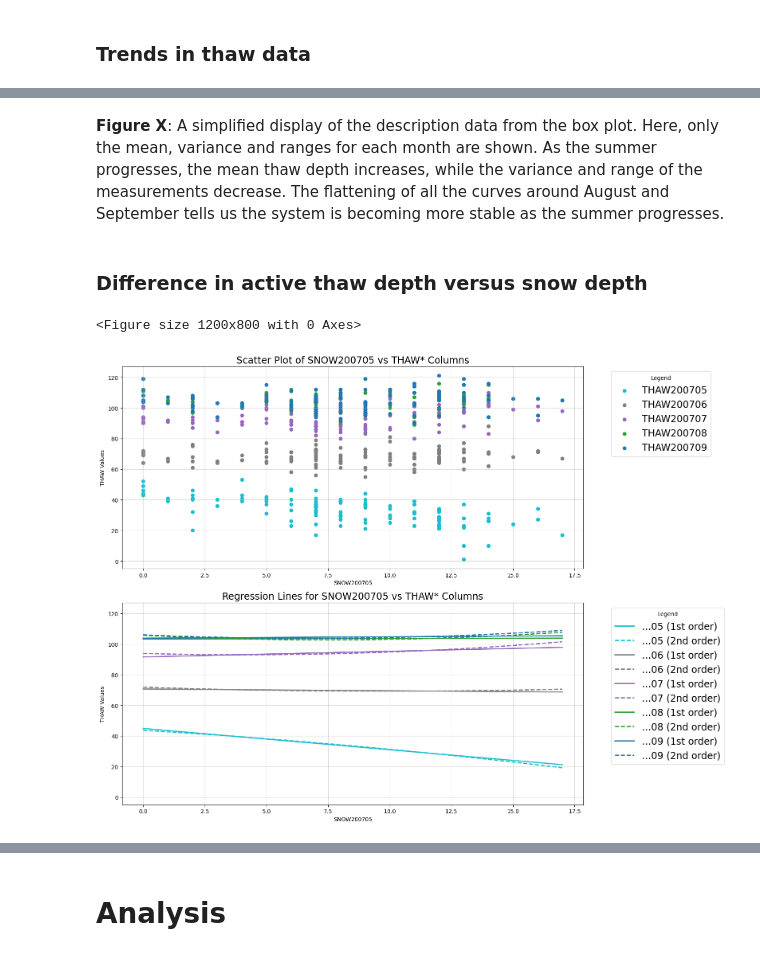
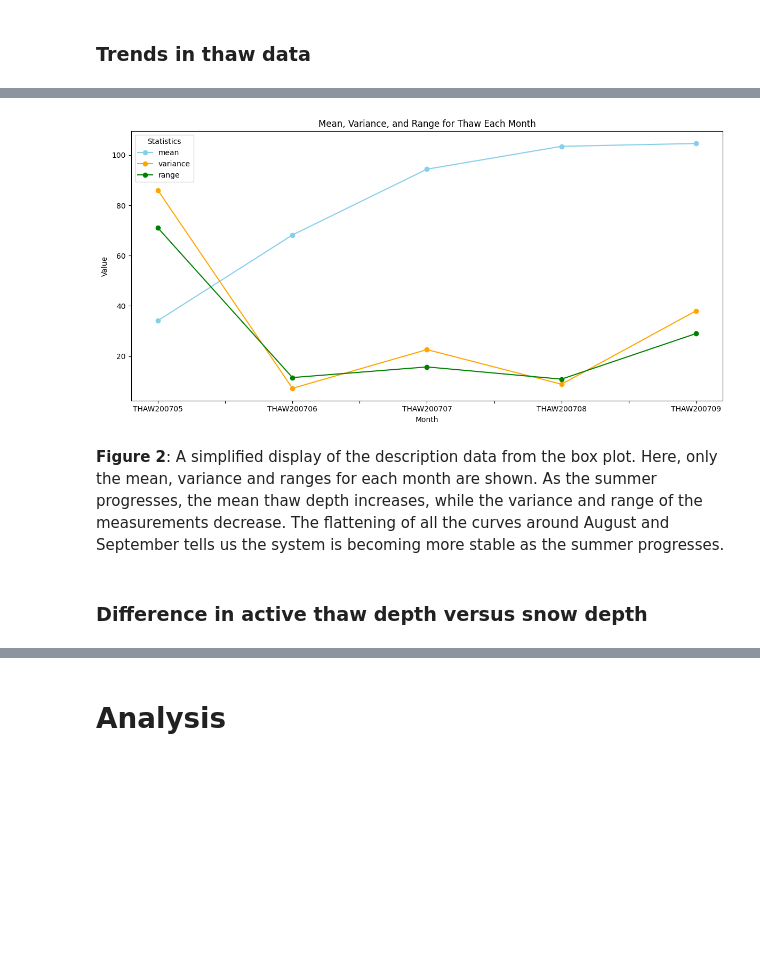
Before and after one commit to pmhalvor/geo4460, a Jupyter notebook: lab/GIS4/Halvorsen_GEO4460_report4_interpolation.ipynb, the cells around one changed output, grey strips where cells are left out. Saved outputs shown, nothing was run; the diff lists cells and outputs as text; code cells hidden in the pictures; blank space fills up the shorter version.

```diff
--- a/lab/GIS4/Halvorsen_GEO4460_report4_interpolation.ipynb
+++ b/lab/GIS4/Halvorsen_GEO4460_report4_interpolation.ipynb
@@ -239,54 +129,10 @@ plt.show()
+# %%
+from plot import plot_snow_melt_statistics
+
+plot_snow_melt_statistics(snow_melt)
+# %% [output]
+[figure, added]
 # %% [markdown]
-**Figure X**: A simplified display of the description data from the box plot. Here, only the mean, variance and ranges for each month are shown. As the summer progresses, the mean thaw depth increases, while the variance and range of the measurements decrease. The flattening of all the curves around August and September tells us the system is becoming more stable as the summer progresses.
+**<a id="figure-2">Figure 2</a>**: A simplified display of the description data from the box plot. Here, only the mean, variance and ranges for each month are shown. As the summer progresses, the mean thaw depth increases, while the variance and range of the measurements decrease. The flattening of all the curves around August and September tells us the system is becoming more stable as the summer progresses.
 # %% [markdown]
 ### Difference in active thaw depth versus snow depth
-# %%
-import numpy as np
-import matplotlib.pyplot as plt
-import pandas as pd
-
-plt.figure(figsize=(12, 8))
-
-regression_data = []
-
-# Define a colormap
-colors = plt.cm.tab10_r(np.linspace(0, 1, len([col for col in columns_of_interest if col.startswith('THAW')])))
-
-fig, (ax_scatter, ax_regression) = plt.subplots(2, 1, figsize=(16, 12), sharey=True)
-
-for i, thaw_column in enumerate([col for col in columns_of_interest if col.startswith('THAW')]):
-    # Fit 1st, 2nd, and 3rd order polynomials
-    poly1 = np.polyfit(snow_melt['SNOW200705'], snow_melt[thaw_column], 1)
-    poly2 = np.polyfit(snow_melt['SNOW200705'], snow_melt[thaw_column], 2)
-    poly3 = np.polyfit(snow_melt['SNOW200705'], snow_melt[thaw_column], 3)
-
-    regression_data.append((thaw_column, poly1, poly2, poly3))
-
-    # Scatter plot
-    ax_scatter.scatter(snow_melt['SNOW200705'], snow_melt[thaw_column], label=f'{thaw_column}', color=colors[i])
-
-    # Plot regression lines
-    x = np.linspace(snow_melt['SNOW200705'].min(), snow_melt['SNOW200705'].max(), 100)
-    ax_regression.plot(x, np.polyval(poly1, x), label=f'...{thaw_column[-2:]} (1st order)', linestyle='-', color=colors[i], linewidth=2)
-    ax_regression.plot(x, np.polyval(poly2, x), label=f'...{thaw_column[-2:]} (2nd order)', linestyle='--', color=colors[i], linewidth=2)
-    # ax_regression.plot(x, np.polyval(poly3, x), label=f'...{thaw_column[-2:]} (3rd order)', linestyle=':', color=colors[i], linewidth=2)
-
-# Customize scatter plot axis
-ax_scatter.set_title('Scatter Plot of SNOW200705 vs THAW* Columns', fontsize='xx-large')
-ax_scatter.set_xlabel('SNOW200705')
-ax_scatter.set_ylabel('THAW Values')
-ax_scatter.legend(title='Legend', bbox_to_anchor=(1.05, 1), loc='upper left', fontsize='xx-large')
-ax_scatter.grid(alpha=0.5)
-
-# Customize regression plot axis
-ax_regression.set_title('Regression Lines for SNOW200705 vs THAW* Columns', fontsize='xx-large')
-ax_regression.set_xlabel('SNOW200705')
-ax_regression.set_ylabel('THAW Values')
-ax_regression.legend(title='Legend', bbox_to_anchor=(1.05, 1), loc='upper left', fontsize='xx-large')
-ax_regression.grid(alpha=0.5)
-
-plt.tight_layout()
-plt.show()
-# %% [output]
-<Figure size 1200x800 with 0 Axes>
-[figure, removed]
```
Also changed, not shown: parts of 30 cells of this notebook, 10 other files.
